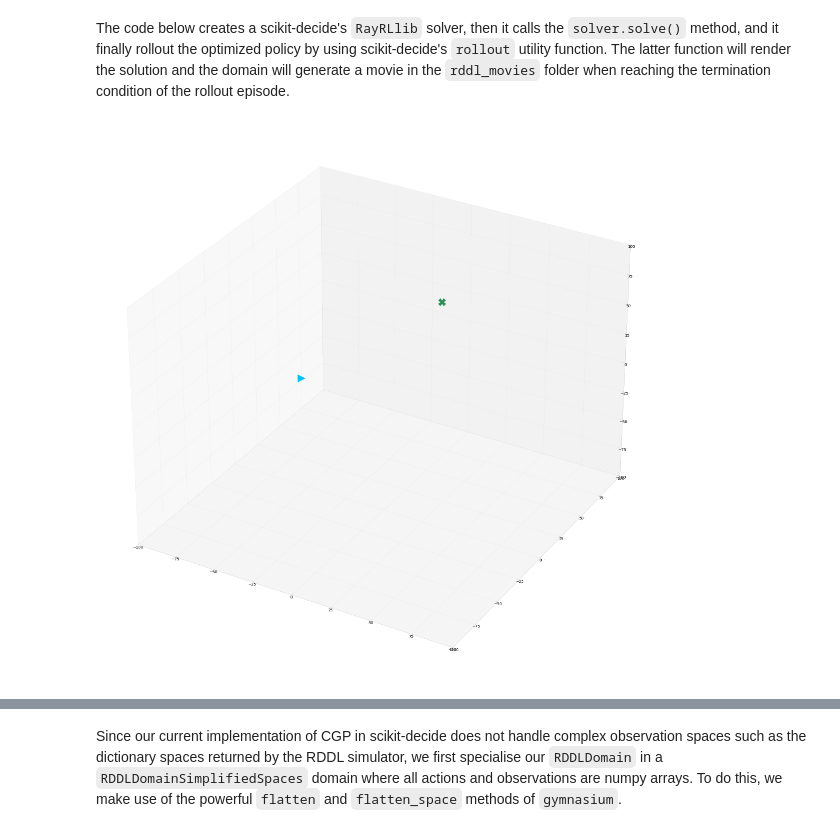
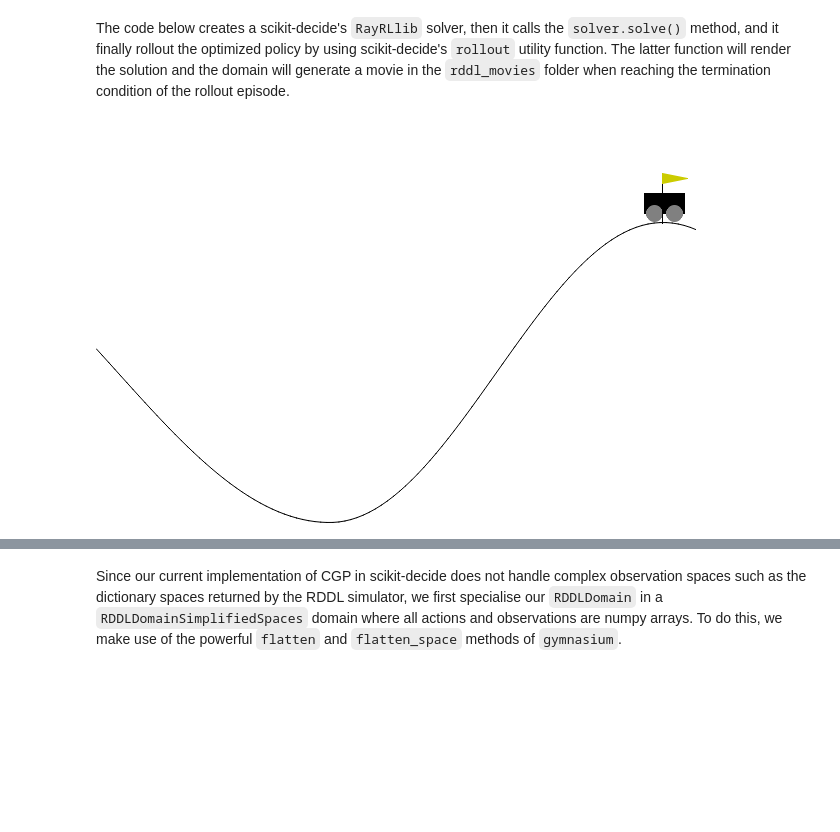
Before and after one commit to fteicht/icaps24-skdecide-tutorial, a Jupyter notebook: notebooks/icaps24_skdecide_tutorial_rddl_domain.ipynb, the cells around one changed output, grey strips where cells are left out. Saved outputs shown, nothing was run; the diff lists cells and outputs as text; code cells hidden in the pictures; blank space fills up the shorter version.

```diff
--- a/notebooks/icaps24_skdecide_tutorial_rddl_domain.ipynb
+++ b/notebooks/icaps24_skdecide_tutorial_rddl_domain.ipynb
@@ -268,12 +221,12 @@ Let's create a scikit-decide `RDDLDomain` instance embedding the `UAV_ippc2023`
 # %%
-problem_info = manager.get_problem("UAV_ippc2023")
+problem_info = manager.get_problem("MountainCar_ippc2023")
 
 
 
 domain_factory = lambda alg_name=None: RDDLDomain(rddl_domain=problem_info.get_domain(),
                                                   rddl_instance=problem_info.get_instance(1),
-                                                  visualizer=UAVsVisualizer,
-                                                  movie_name='UAV-ippc2023-' + alg_name if alg_name is not None else None)
+                                                  visualizer=MountainCarVisualizer,
+                                                  movie_name='MountainCar_ippc2023-' + alg_name if alg_name is not None else None)
 domain = domain_factory()
 domain.reset()
 domain.render()
@@ -289,16 +242,16 @@ Now comes the fun part: solving the domain with scikit-decide solvers. You will
 The code below creates a scikit-decide's `RayRLlib` solver, then it calls the `solver.solve()` method, and it finally rollout the optimized policy by using scikit-decide's `rollout` utility function. The latter function will render the solution and the domain will generate a movie in the `rddl_movies` folder when reaching the termination condition of the rollout episode.
 # %%
 solver_factory = lambda: RayRLlib(
-    domain_factory=domain_factory, algo_class=PPO, train_iterations=1
+    domain_factory=domain_factory, algo_class=RLLIB_PPO, train_iterations=10
 )
 
 with solver_factory() as solver:
     solver.solve()
     rollout(
-        domain_factory(alg_name='PPO'),
+        domain_factory(alg_name='RLLIB-PPO'),
         solver,
-        max_steps=500,
+        max_steps=300,
         render=True
     )
 # %% [output]
-[figure, old version]
+[figure, new version]
```
Also changed, not shown: parts of 16 cells of this notebook, 4 other files.
